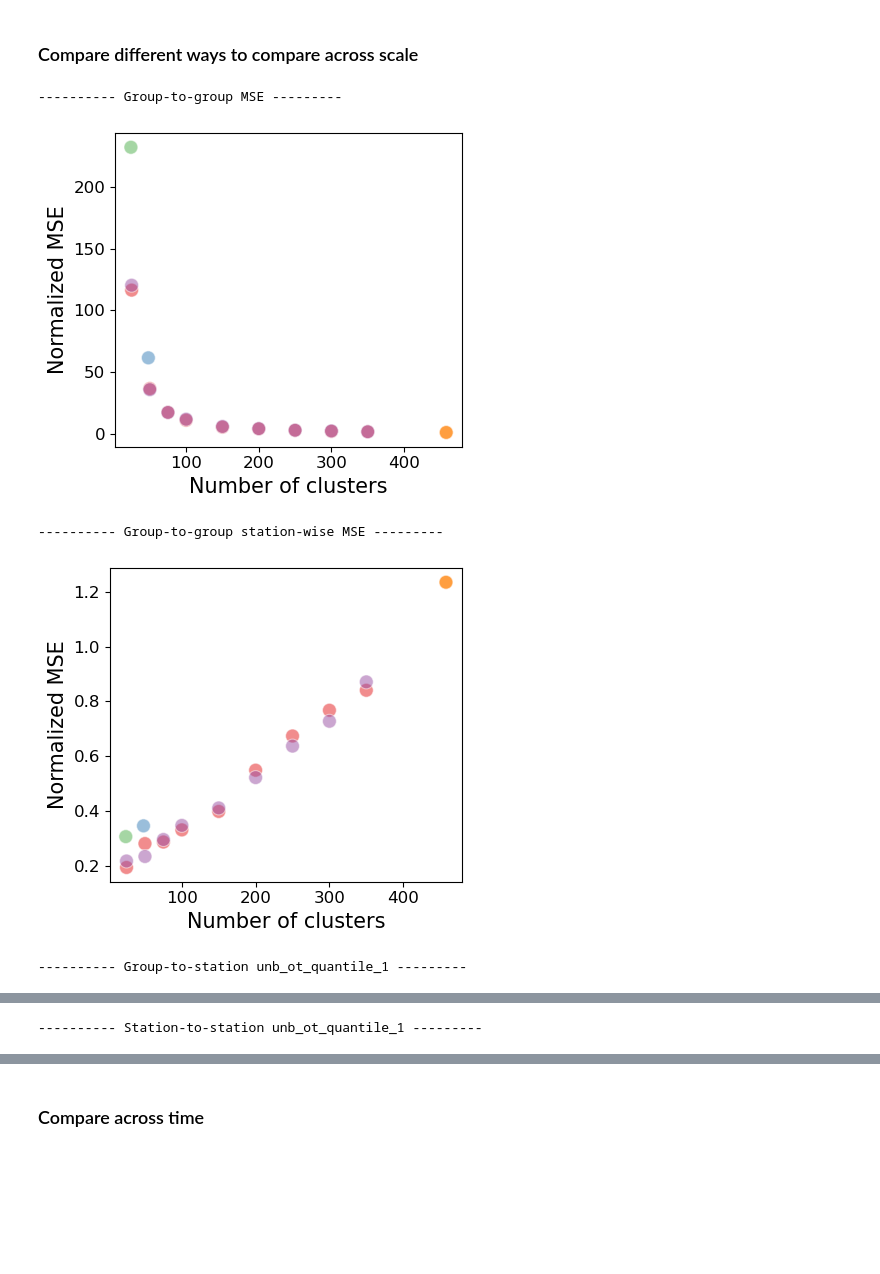
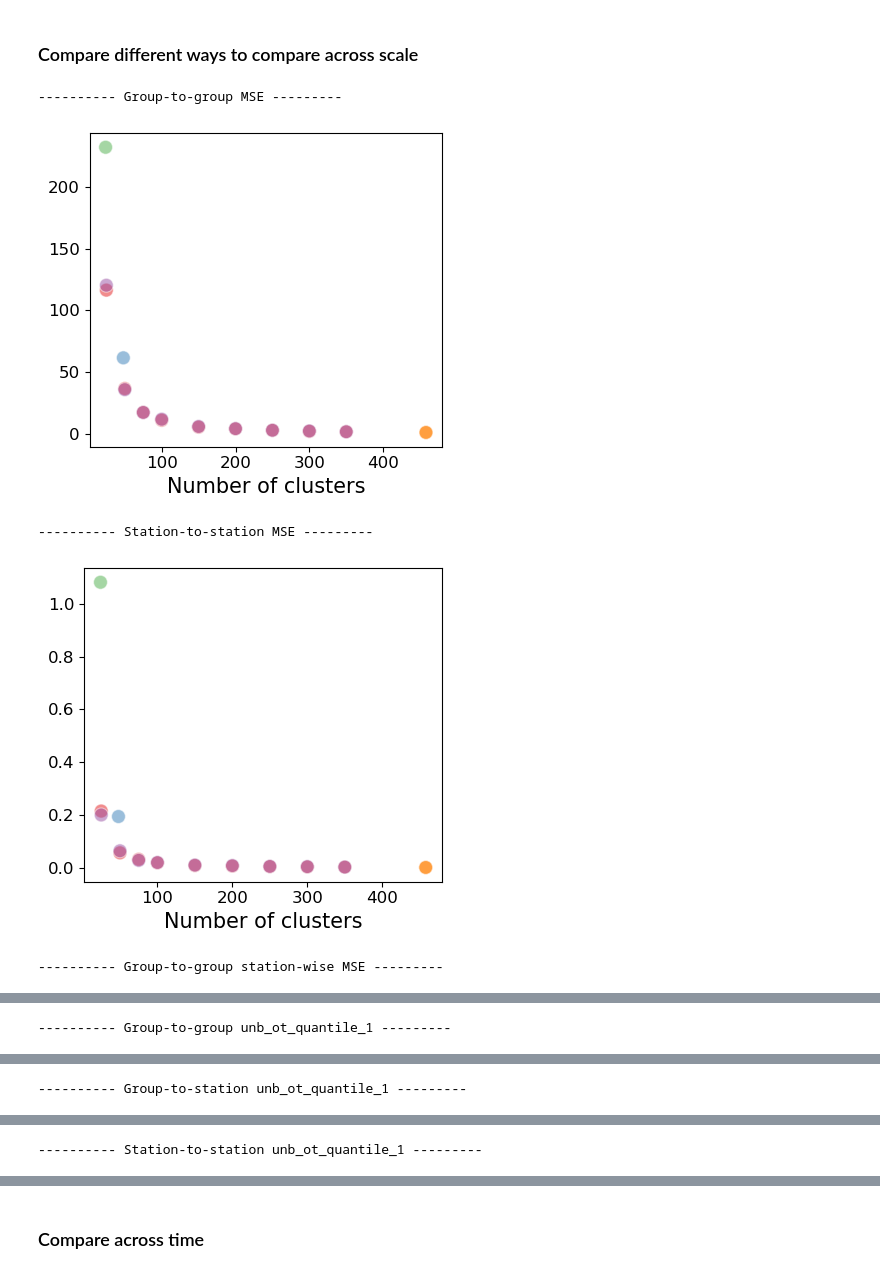
Before and after one commit to mie-lab/geospatial_optimal_transport, a Jupyter notebook: notebooks/scales.ipynb, the cells around one changed output, grey strips where cells are left out. Cells and saved outputs as stored; diff of their text form; code cells hidden in the pictures; blank space fills up the shorter version.

Commit message:
add other scale plots

```diff
--- a/notebooks/scales.ipynb
+++ b/notebooks/scales.ipynb
@@ -52,35 +52,42 @@ def get_num_clusters(x):
 
 plt.rcParams.update({"font.size": 12})
 # %%
-for ylabel, mode in zip(["MSE", "station-wise MSE", "unb_ot_quantile_1", "unb_ot_quantile_1"], ["gtg", "gtg", "gts", "sts"]): # , 'unb_ot_quantile_10']: # kind of interesting pattern
+for ylabel, mode in zip(["MSE", "MSE", "station-wise MSE", "unb_ot_quantile_1", "unb_ot_quantile_1", "unb_ot_quantile_1"], ["gtg", "sts", "gtg", "gtg", "gts", "sts"]): # , 'unb_ot_quantile_10']: # kind of interesting pattern
     results = pd.read_csv(os.path.join("..", "data_submission", "scale_results", f"bikes_{mode}.csv"))
     print(f"---------- {mode_mapping[mode]} {ylabel} ---------")
     if ylabel not in results.columns:
         continue
     results[xlabel] = results["name"].apply(get_num_clusters)
     results["Clustering"] = results["clustering"].map(cluster_mapping)
     results = results[results["nr_group"] > 10] # excluded 10
     results.loc[results["nr_group"] == 458, "Clustering"] = "Not clustered"
     results.sort_values("Clustering", inplace=True)
     if any(results[ylabel] > 1000):
         results[ylabel] = results[ylabel] / 1000
-    fig, ax = plt.subplots(figsize=(4.5,4))
+    fig, ax = plt.subplots(figsize=(4.3,4))
     sns.scatterplot(data=results, x=xlabel, y=ylabel, hue="Clustering", marker="o", s=100, alpha=0.5, palette="Set1"
 )
     plt.xlabel(xlabel, fontsize=15)
     plt.legend([],[], frameon=False)
-    if ylabel in ["MSE", "station-wise MSE"]:
-        plt.ylabel("Normalized MSE", fontsize=15)
+    plt.ylabel("")
+    if ylabel == "MSE":
+        save_label = "mse"
+        # plt.ylabel("MSE", fontsize=15)
         plt.tight_layout()
         # plt.savefig(f"figures/scale_mse_normed.png")
+    elif ylabel == "station-wise MSE":
+        save_label = "mse_normed"
+        # plt.ylabel("Normalized MSE", fontsize=15)
+        plt.tight_layout()
     else:
-        plt.ylabel(r"Partial OT error", fontsize=15)
+        save_label = "ot"
+        # plt.ylabel(r"Partial OT error", fontsize=15)
         plt.tight_layout()
-        # plt.savefig(f"figures/scale_res_{mode}.png")
+    plt.savefig(f"../figures_revision/scale_{save_label}_{mode}.png")
     plt.show()
 # %% [output]
 ---------- Group-to-group MSE ---------
-[figure, old version]
+[figure, new version]
----------- Group-to-group station-wise MSE ---------
+---------- Station-to-station MSE ---------
-[figure, old version]
+[figure, new version]
----------- Group-to-station unb_ot_quantile_1 ---------
+---------- Group-to-group station-wise MSE ---------
@@ -88 +95 @@ for ylabel, mode in zip(["MSE", "station-wise MSE", "unb_ot_quantile_1", "unb_ot
----------- Station-to-station unb_ot_quantile_1 ---------
+---------- Group-to-group unb_ot_quantile_1 ---------
@@ -89,0 +97 @@ for ylabel, mode in zip(["MSE", "station-wise MSE", "unb_ot_quantile_1", "unb_ot
+---------- Group-to-station unb_ot_quantile_1 ---------
@@ -89,0 +99 @@ for ylabel, mode in zip(["MSE", "station-wise MSE", "unb_ot_quantile_1", "unb_ot
+---------- Station-to-station unb_ot_quantile_1 ---------
```
Also changed, not shown: parts of 1 cell of this notebook.
